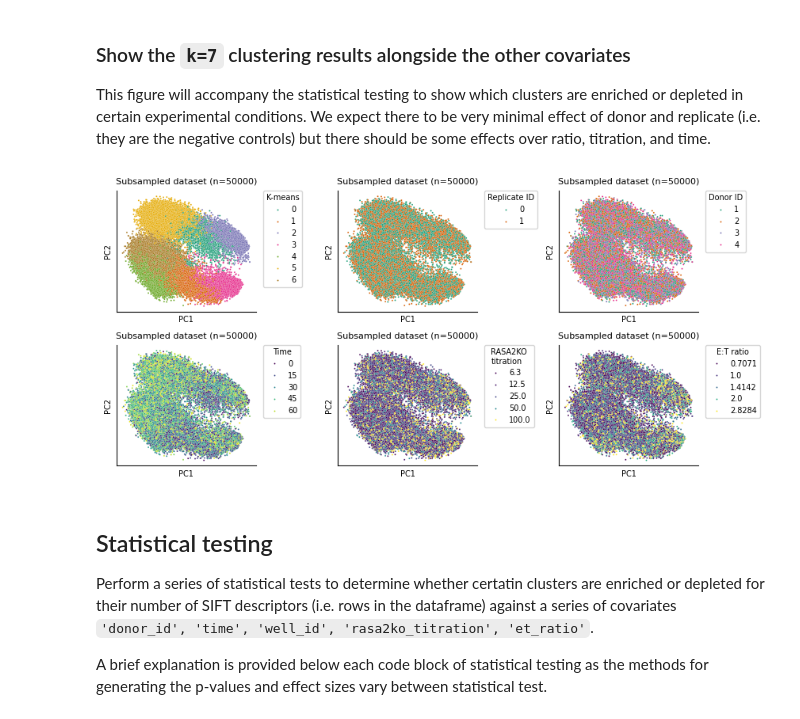
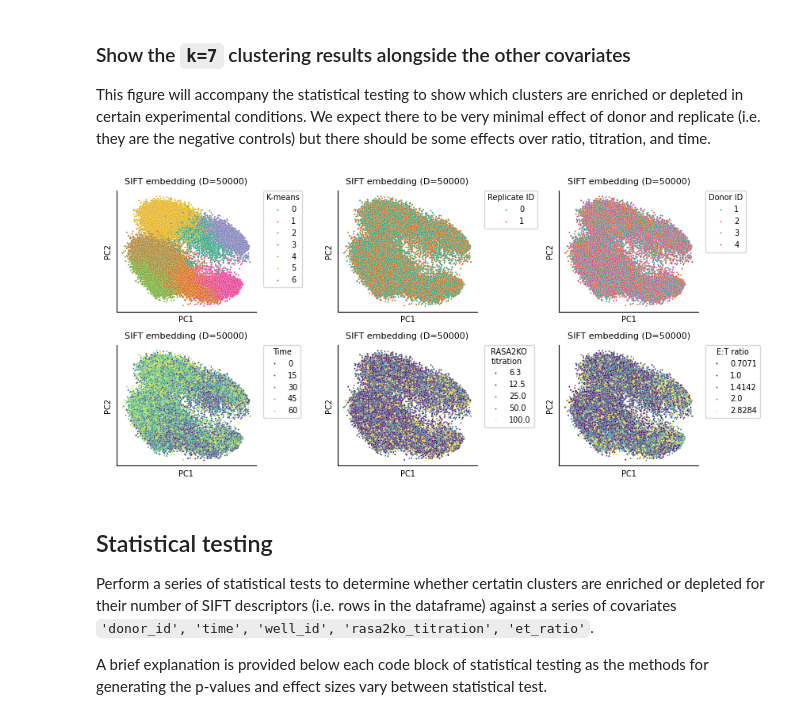
Before and after one commit to bee-hive/sflcba, a Jupyter notebook: analyze_sift_embedding.ipynb, the cells around one changed output. Saved outputs shown, nothing was run; the diff lists cells and outputs as text; code cells hidden in the pictures.

```diff
--- a/analyze_sift_embedding.ipynb
+++ b/analyze_sift_embedding.ipynb
@@ -245,27 +249,27 @@ This figure will accompany the statistical testing to show which clusters are en
 # %%
 # create a matrix of SIFT PCA embeddings, annotating the points by donor_id, time, rasa2ko_titration, et_ratio
 fig, ax = plt.subplots(2, 3, figsize=(8.5, 4), tight_layout=True)
 ax = ax.flatten()
 
 hue_cols = ['kmeans_7', 'replicate_id', 'donor_id', 'time', 'rasa2ko_titration', 'et_ratio']
 hue_titles = ['K-means', 'Replicate ID', 'Donor ID', 'Time', 'RASA2KO\ntitration', 'E:T ratio']
 cmaps = ['Dark2', 'Dark2', 'Dark2', 'viridis', 'viridis', 'viridis']
 for i, hue in enumerate(hue_cols):
     # randomize the order of adata.obs so that one color isn't consistently plotted on top of another
     # plot_data = adata.obs.sample(frac=1)
     sns.scatterplot(data=adata.obs, x='PC1', y='PC2', hue=hue, palette=cmaps[i], ax=ax[i], legend=True, alpha=1, s=2)
-    ax[i].set_title('Subsampled dataset (n={})'.format(num_rows))
+    ax[i].set_title('SIFT embedding (D={})'.format(num_rows))
     ax[i].set_xlabel('PC1')
     ax[i].set_ylabel('PC2')
     sns.despine(ax=ax[i])
     ax[i].set_xticks([])
     ax[i].set_yticks([])
     ax[i].legend(bbox_to_anchor=(1.05, 1), loc=2, borderaxespad=0., title=hue_titles[i])
 
 
 plt.show()
 # %% [output]
-[figure, old version]
+[figure, new version]
 # %% [markdown]
 ## Statistical testing
 
```
Also changed, not shown: parts of 5 cells of this notebook, 1 other file.
